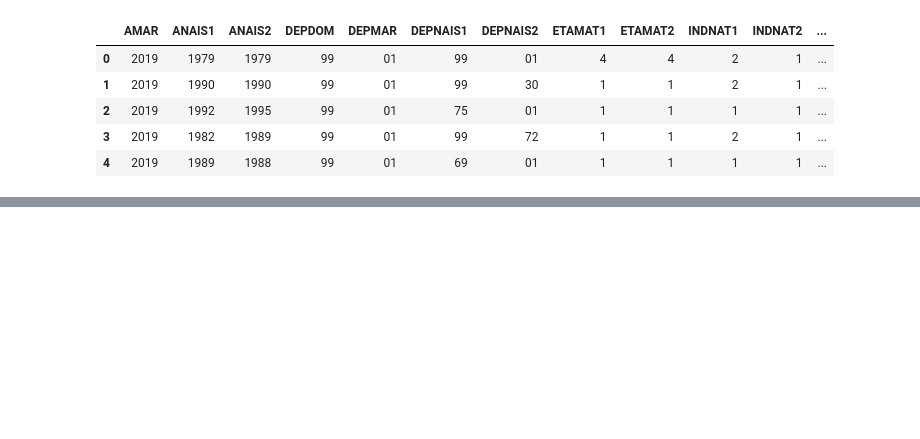
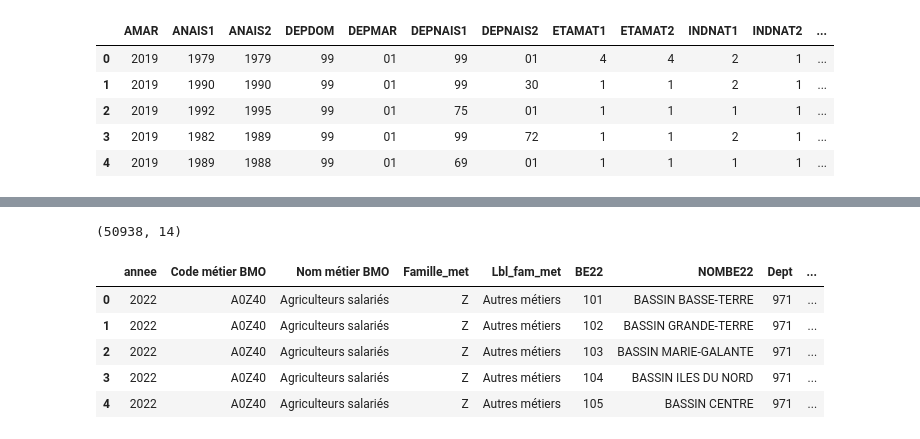
Before and after one commit to 3shadesblacker/MSPR02-Big-Data, a Jupyter notebook: traitement elections.ipynb, the cells around one changed output, grey strips where cells are left out. Cells and saved outputs as stored; diff of their text form; code cells hidden in the pictures; blank space fills up the shorter version.

```diff
--- a/traitement elections.ipynb
+++ b/traitement elections.ipynb
@@ -364,0 +393,12 @@ dtype: float64
+# %%
+emploi22 = pd.read_excel('emploi/besoin_mo/Donnees_consolidees_2022/Base_open_data_22_def.xlsx')
+print(emploi22.shape)
+emploi22.head()
+# %% [output]
+(50938, 14)
+|  | annee | Code métier BMO | Nom métier BMO | Famille_met | Lbl_fam_met | BE22 | NOMBE22 | Dept | ... |
+| 0 | 2022 | A0Z40 | Agriculteurs salariés | Z | Autres métiers | 101 | BASSIN BASSE-TERRE | 971 | ... |
+| 1 | 2022 | A0Z40 | Agriculteurs salariés | Z | Autres métiers | 102 | BASSIN GRANDE-TERRE | 971 | ... |
+| 2 | 2022 | A0Z40 | Agriculteurs salariés | Z | Autres métiers | 103 | BASSIN MARIE-GALANTE | 971 | ... |
+| 3 | 2022 | A0Z40 | Agriculteurs salariés | Z | Autres métiers | 104 | BASSIN ILES DU NORD | 971 | ... |
+| 4 | 2022 | A0Z40 | Agriculteurs salariés | Z | Autres métiers | 105 | BASSIN CENTRE | 971 | ... |
```
Also changed, not shown: parts of 11 cells of this notebook, 5 other files.
